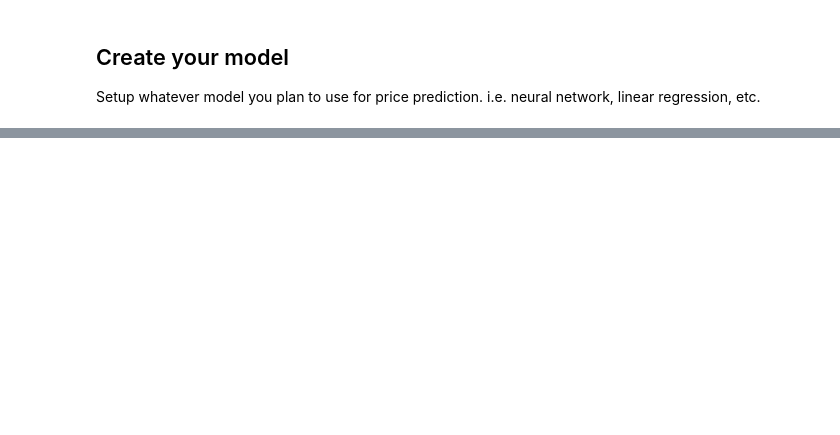
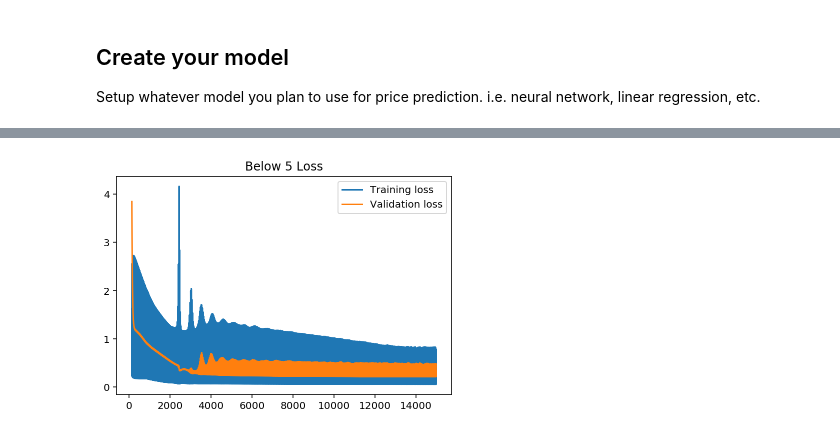
Before and after one commit to jbholden/stocks, a Jupyter notebook: experiments/experiment1/neural_network.ipynb, the cells around one changed output, grey strips where cells are left out. Saved outputs shown, nothing was run; the diff lists cells and outputs as text; code cells hidden in the pictures; blank space fills up the shorter version.

```diff
--- a/experiments/experiment1/neural_network.ipynb
+++ b/experiments/experiment1/neural_network.ipynb
@@ -541,0 +529,23 @@ Call the functions to get the data, train the model, and evaluate it on the vali
+# %%
+# show losses in better detail
+
+# set starting point where train loss goes below 5 for at least 10 samples
+def find_starting_point(losses,loss_target=5,consecutive_values=10):
+    start = 0
+    counter = 0
+
+    for i,loss in enumerate(losses):
+        start = i
+        if loss < loss_target:
+            counter += 1
+        else:
+            counter = 0
+
+        if counter >= consecutive_values:
+            break
+    return start
+
+start_index = find_starting_point(nn.validation_losses,loss_target=5)
+nn.plot_losses(title="Below 5 Loss",start_index=start_index)
+# %% [output]
+[figure, added]
```
Also changed, not shown: parts of 13 cells of this notebook.
